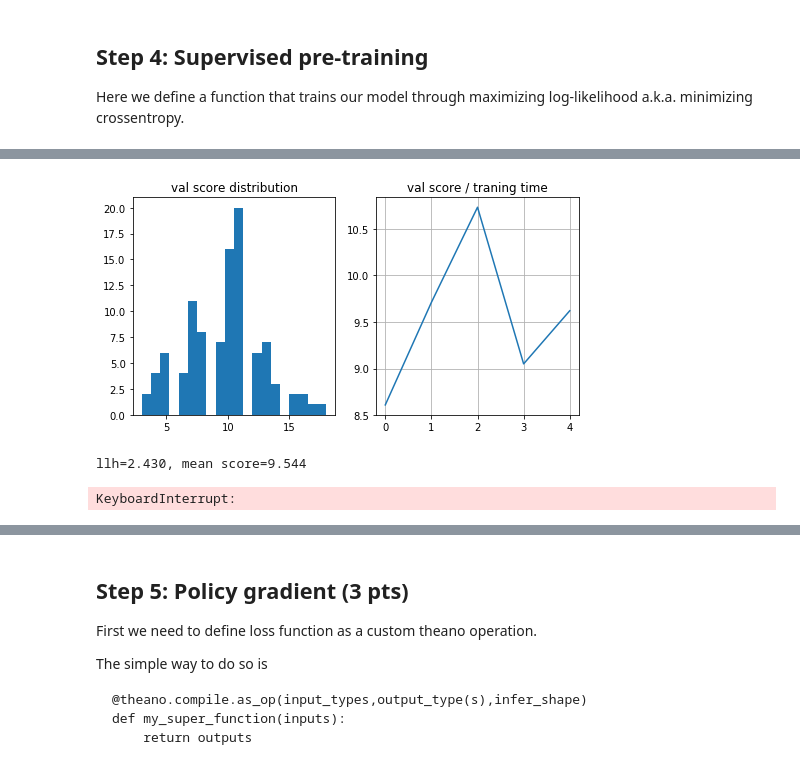
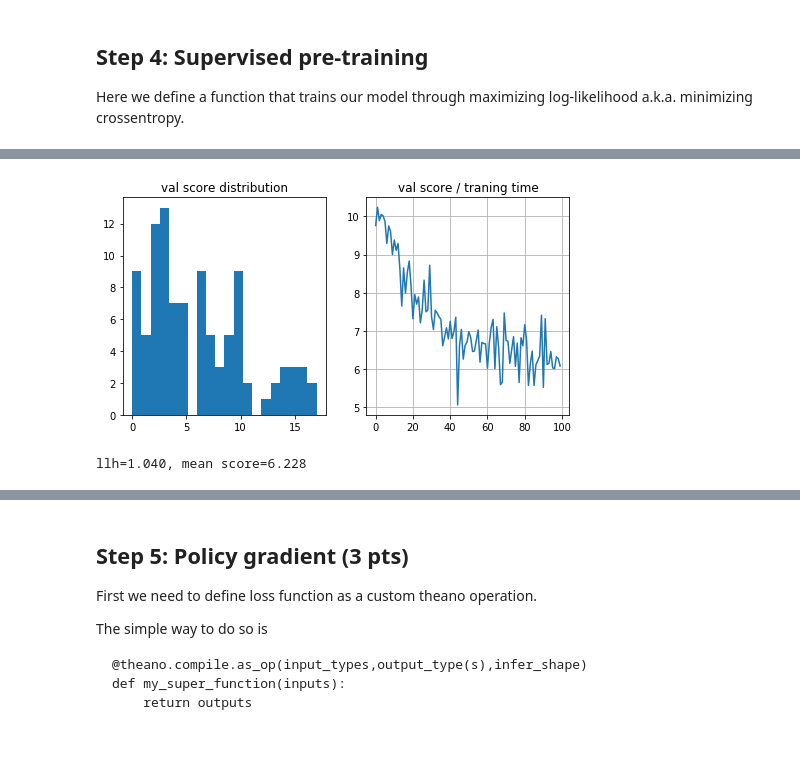
Before and after one commit to oscartsai/Practical_RL, a Jupyter notebook: week8/8.1_translation_scst.ipynb, the cells around one changed output, grey strips where cells are left out. Drawn from its saved outputs; the diff is of its cells as text; code cells hidden in the pictures.

```diff
--- a/week8/8.1_translation_scst.ipynb
+++ b/week8/8.1_translation_scst.ipynb
@@ -441,32 +439,31 @@ WARNING (theano.tensor.blas): We did not found a dynamic library into the librar
 # %%
 from IPython.display import clear_output
 from tqdm import tqdm,trange #or use tqdm_notebook,tnrange
 
 loss_history=[]
 editdist_history = []
 
-for i in trange(25000):
+for i in trange(10000):
     loss_history.append(
             llh_trainer.train_step(*sample_batch(train_words, word_to_translation, 32)))
 
     if (i+1)%REPORT_FREQ==0:
         clear_output(True)
         current_scores = score()
         editdist_history.append(current_scores.mean())
         plt.figure(figsize=(8,4))
         plt.subplot(121)
         plt.title('val score distribution')
         plt.hist(current_scores, bins=20)
         plt.subplot(122)
         plt.title('val score / traning time')
         plt.plot(editdist_history)
         plt.grid()
         plt.show()
         print("llh=%.3f, mean score=%.3f"%(np.mean(loss_history[-10:]),np.mean(editdist_history[-10:])))
 # %% [output]
-[figure, old version]
+[figure, new version]
-llh=2.430, mean score=9.544
+llh=1.040, mean score=6.228
-KeyboardInterrupt:
 # %%
 for word in train_words[:10]:
     print("%s -> %s"%(word, model.translate(word)))
```
Also changed, not shown: parts of 8 cells of this notebook.
